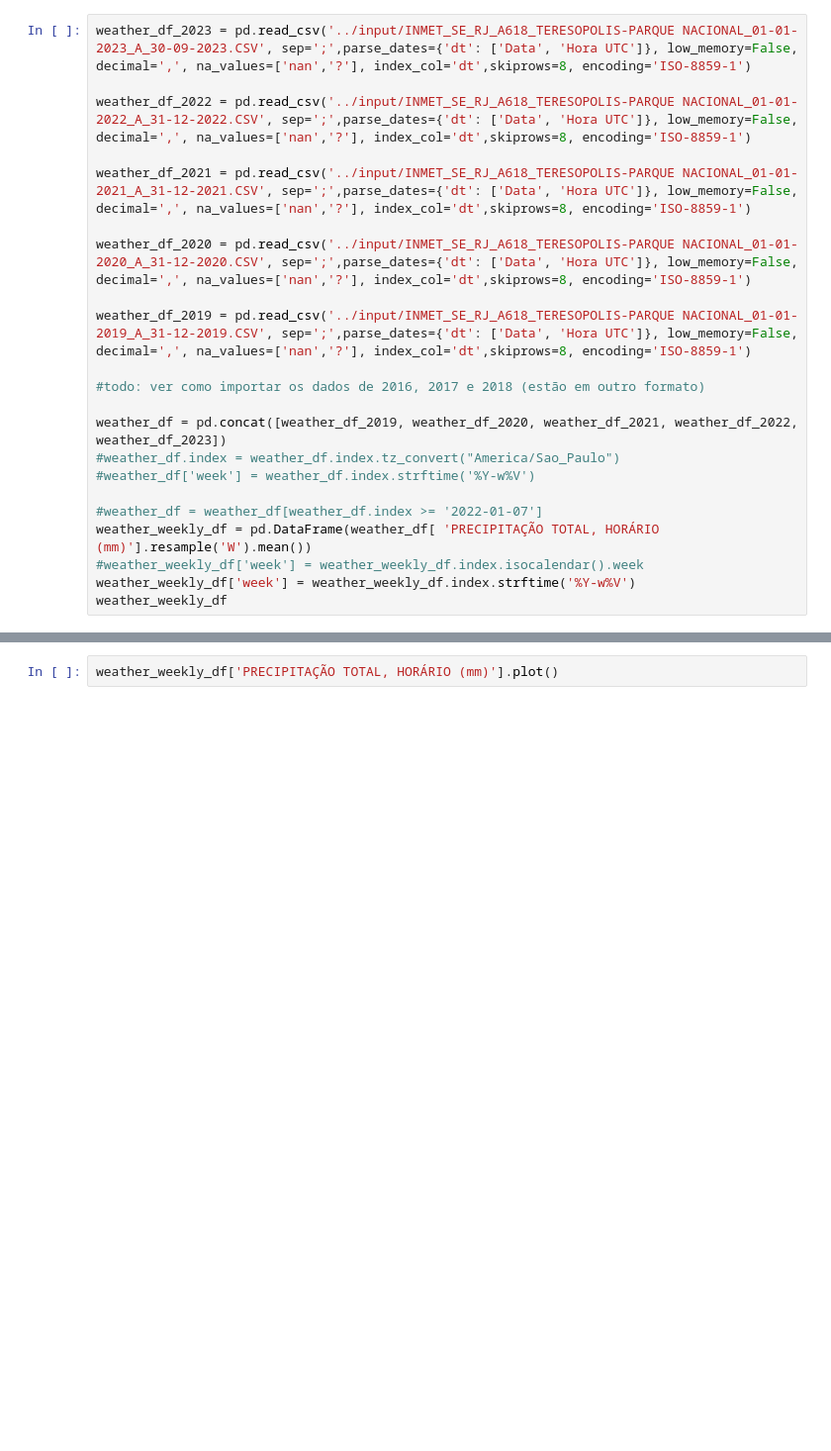
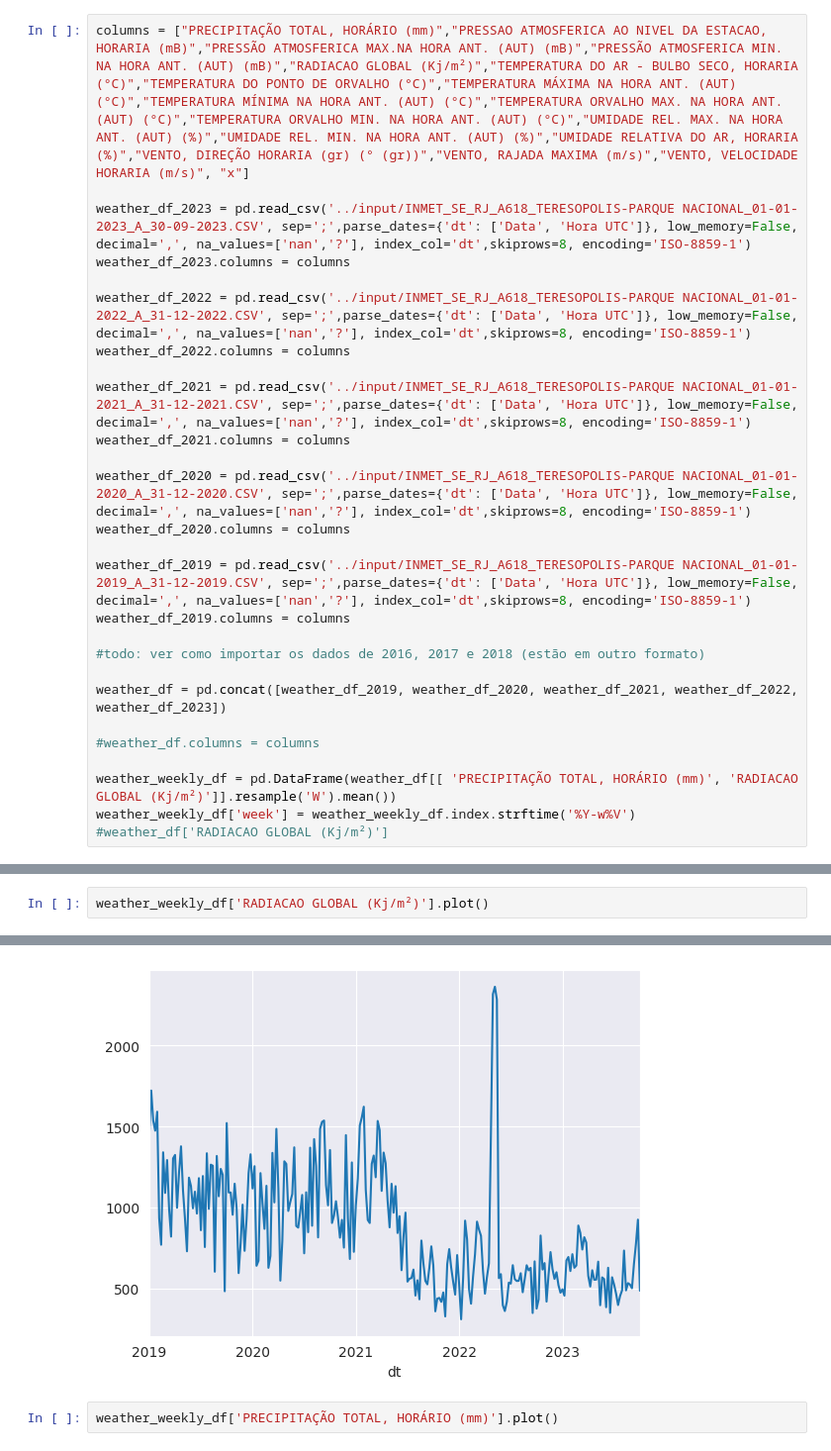
Before and after one commit to Patrick448/time-series-analysis, a Jupyter notebook: Notebooks/agriculture_price_prediction.ipynb, the cells around one changed output, grey strips where cells are left out. Shown at 99% size. Drawn from its saved outputs; the diff is of its cells as text; blank space fills up the shorter version.

```diff
--- a/Notebooks/agriculture_price_prediction.ipynb
+++ b/Notebooks/agriculture_price_prediction.ipynb
@@ -67,22 +69,27 @@ filtered_alface_crespa_roca
 # %%
+columns = ["PRECIPITAÇÃO TOTAL, HORÁRIO (mm)","PRESSAO ATMOSFERICA AO NIVEL DA ESTACAO, HORARIA (mB)","PRESSÃO ATMOSFERICA MAX.NA HORA ANT. (AUT) (mB)","PRESSÃO ATMOSFERICA MIN. NA HORA ANT. (AUT) (mB)","RADIACAO GLOBAL (Kj/m²)","TEMPERATURA DO AR - BULBO SECO, HORARIA (°C)","TEMPERATURA DO PONTO DE ORVALHO (°C)","TEMPERATURA MÁXIMA NA HORA ANT. (AUT) (°C)","TEMPERATURA MÍNIMA NA HORA ANT. (AUT) (°C)","TEMPERATURA ORVALHO MAX. NA HORA ANT. (AUT) (°C)","TEMPERATURA ORVALHO MIN. NA HORA ANT. (AUT) (°C)","UMIDADE REL. MAX. NA HORA ANT. (AUT) (%)","UMIDADE REL. MIN. NA HORA ANT. (AUT) (%)","UMIDADE RELATIVA DO AR, HORARIA (%)","VENTO, DIREÇÃO HORARIA (gr) (° (gr))","VENTO, RAJADA MAXIMA (m/s)","VENTO, VELOCIDADE HORARIA (m/s)", "x"]
+
 weather_df_2023 = pd.read_csv('../input/INMET_SE_RJ_A618_TERESOPOLIS-PARQUE NACIONAL_01-01-2023_A_30-09-2023.CSV', sep=';',parse_dates={'dt': ['Data', 'Hora UTC']}, low_memory=False, decimal=',', na_values=['nan','?'], index_col='dt',skiprows=8, encoding='ISO-8859-1')
+weather_df_2023.columns = columns
 
 weather_df_2022 = pd.read_csv('../input/INMET_SE_RJ_A618_TERESOPOLIS-PARQUE NACIONAL_01-01-2022_A_31-12-2022.CSV', sep=';',parse_dates={'dt': ['Data', 'Hora UTC']}, low_memory=False, decimal=',', na_values=['nan','?'], index_col='dt',skiprows=8, encoding='ISO-8859-1')
+weather_df_2022.columns = columns
 
 weather_df_2021 = pd.read_csv('../input/INMET_SE_RJ_A618_TERESOPOLIS-PARQUE NACIONAL_01-01-2021_A_31-12-2021.CSV', sep=';',parse_dates={'dt': ['Data', 'Hora UTC']}, low_memory=False, decimal=',', na_values=['nan','?'], index_col='dt',skiprows=8, encoding='ISO-8859-1')
+weather_df_2021.columns = columns
 
 weather_df_2020 = pd.read_csv('../input/INMET_SE_RJ_A618_TERESOPOLIS-PARQUE NACIONAL_01-01-2020_A_31-12-2020.CSV', sep=';',parse_dates={'dt': ['Data', 'Hora UTC']}, low_memory=False, decimal=',', na_values=['nan','?'], index_col='dt',skiprows=8, encoding='ISO-8859-1')
+weather_df_2020.columns = columns
 
 weather_df_2019 = pd.read_csv('../input/INMET_SE_RJ_A618_TERESOPOLIS-PARQUE NACIONAL_01-01-2019_A_31-12-2019.CSV', sep=';',parse_dates={'dt': ['Data', 'Hora UTC']}, low_memory=False, decimal=',', na_values=['nan','?'], index_col='dt',skiprows=8, encoding='ISO-8859-1')
+weather_df_2019.columns = columns
 
 #todo: ver como importar os dados de 2016, 2017 e 2018 (estão em outro formato)
 
 weather_df = pd.concat([weather_df_2019, weather_df_2020, weather_df_2021, weather_df_2022, weather_df_2023])
-#weather_df.index = weather_df.index.tz_convert("America/Sao_Paulo")
-#weather_df['week'] = weather_df.index.strftime('%Y-w%V')
 
-#weather_df = weather_df[weather_df.index >= '2022-01-07']
-weather_weekly_df = pd.DataFrame(weather_df[ 'PRECIPITAÇÃO TOTAL, HORÁRIO (mm)'].resample('W').mean())
-#weather_weekly_df['week'] = weather_weekly_df.index.isocalendar().week
+#weather_df.columns = columns
+
+weather_weekly_df = pd.DataFrame(weather_df[[ 'PRECIPITAÇÃO TOTAL, HORÁRIO (mm)', 'RADIACAO GLOBAL (Kj/m²)']].resample('W').mean())
 weather_weekly_df['week'] = weather_weekly_df.index.strftime('%Y-w%V')
-weather_weekly_df
+#weather_df['RADIACAO GLOBAL (Kj/m²)']
@@ -103,0 +96,3 @@ weather_weekly_df
+# %%
+weather_weekly_df['RADIACAO GLOBAL (Kj/m²)'].plot()
+# %% [output]
@@ -104,3 +100,4 @@ weather_weekly_df
+[figure, added]
 # %%
 weather_weekly_df['PRECIPITAÇÃO TOTAL, HORÁRIO (mm)'].plot()
 # %% [output]
```
Also changed, not shown: parts of 12 cells of this notebook, 2 other files.
